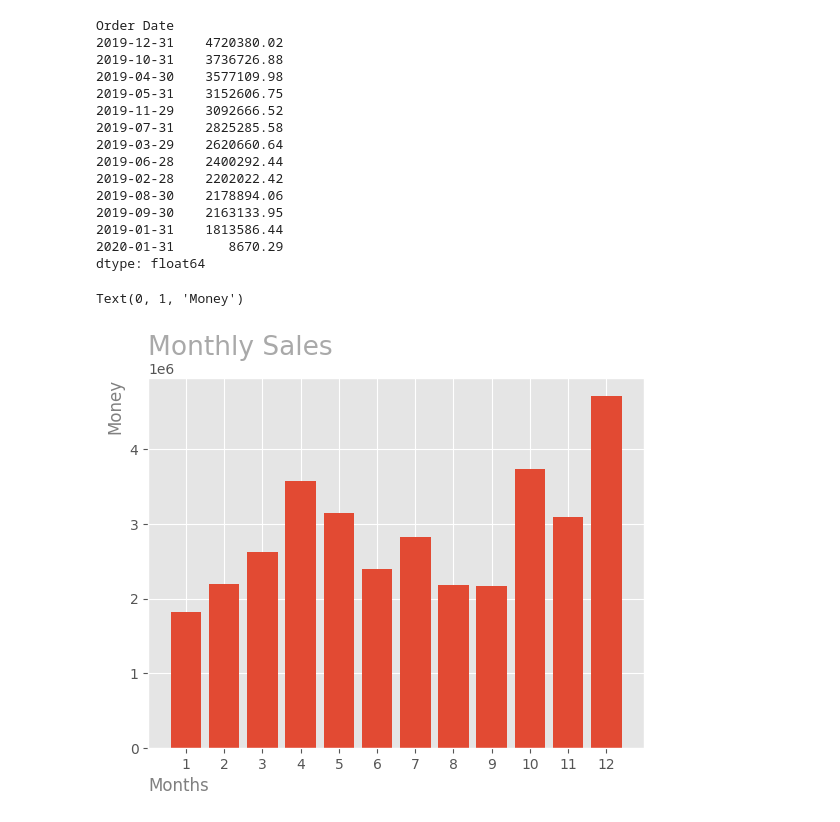
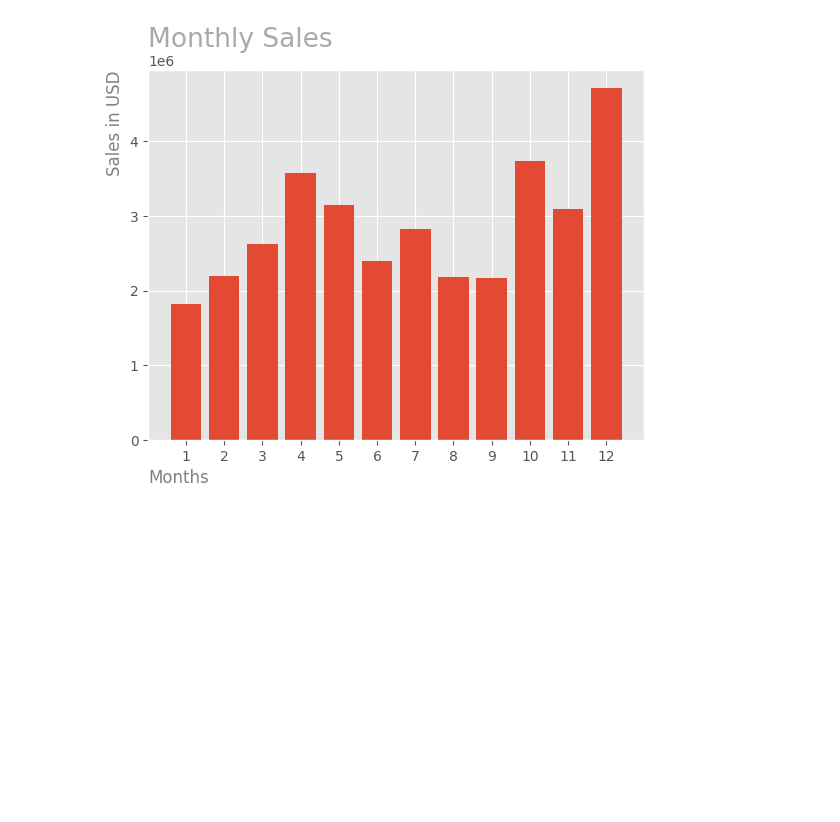
Before and after one commit to LiamFer/Data-Analysis-Projects, a Jupyter notebook: Data Analysis/Sales Analysis/sales.ipynb, the cells around one changed output. Drawn from its saved outputs; the diff is of its cells as text; code cells hidden in the pictures; blank space fills up the shorter version.

```diff
--- a/Data Analysis/Sales Analysis/sales.ipynb
+++ b/Data Analysis/Sales Analysis/sales.ipynb
@@ -12,35 +12,20 @@ sales = pd.concat(data_list, ignore_index=True)
 # %%
 # What was the best month for sales and how much was earned that Month?
 sales = sales.loc[sales['Order ID'] != "Order ID"]
+sales.dropna(inplace=True)
 sales.set_index(pd.to_datetime(sales['Order Date'],format="mixed",dayfirst=False),drop=True,inplace=True)
 sales.drop("Order Date",axis=1,inplace=True)
 best_month = sales['Quantity Ordered'].astype(float) * sales['Price Each'].astype(float)
-a = best_month.resample("BM").sum().sort_values(ascending=False)
+
+
+# Creating a bar Graph to Answer
+months = best_month.resample("BM").sum().sort_values(ascending=False).head(12).index.month # Ou range(1,13) kkkkkk
+sales_values = pd.DataFrame(best_month.resample("BM").sum().sort_values(ascending=False).head(12))
+plt.bar(months,sales_values[0])
+plt.xticks(months)
+plt.title("Monthly Sales",loc='left',color='darkgray',fontsize=19)
+plt.xlabel("Months",loc="left",color='gray')
+plt.ylabel("Sales in USD",loc='top',color='gray')
+plt.show()
 # %% [output]
-Order Date
-2019-12-31    4720380.02
-2019-10-31    3736726.88
-2019-04-30    3577109.98
-2019-05-31    3152606.75
-2019-11-29    3092666.52
-2019-07-31    2825285.58
-2019-03-29    2620660.64
-2019-06-28    2400292.44
-2019-02-28    2202022.42
-2019-08-30    2178894.06
-2019-09-30    2163133.95
-2019-01-31    1813586.44
-2020-01-31       8670.29
-dtype: float64
+[figure, added]
-# %%
-months = best_month.resample("BM").sum().sort_values(ascending=False).head(12).index.month # Ou range(1,13) kkkkkk
-sales_values = pd.DataFrame(best_month.resample("BM").sum().sort_values(ascending=False).head(12))
-
-plt.bar(months,sales_values[0])
-plt.xticks(months)
-plt.title("Monthly Sales",loc='left',color='darkgray',fontsize=19)
-plt.xlabel("Months",loc="left",color='gray')
-plt.ylabel("Money",loc='top',color='gray')
-# %% [output]
-Text(0, 1, 'Money')
-[figure, removed]
```
Also changed, not shown: parts of 2 cells of this notebook.
